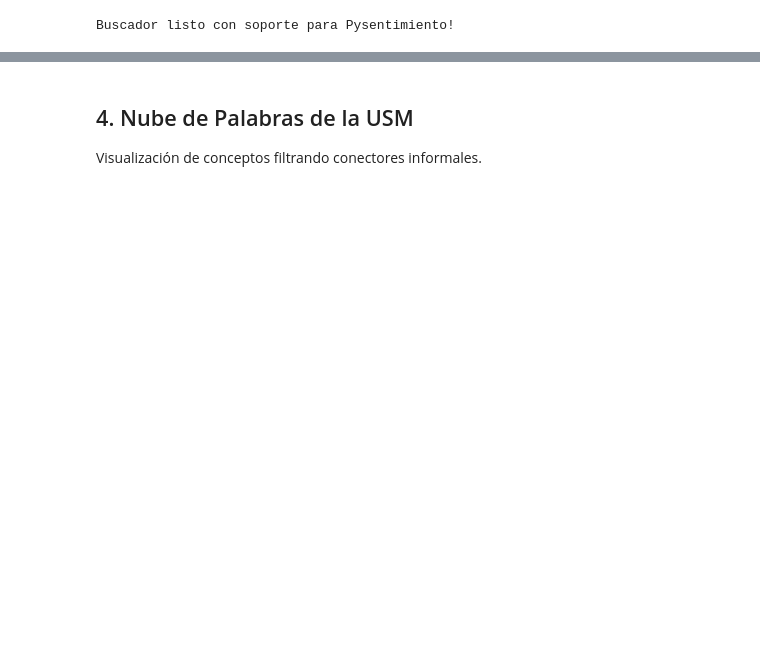
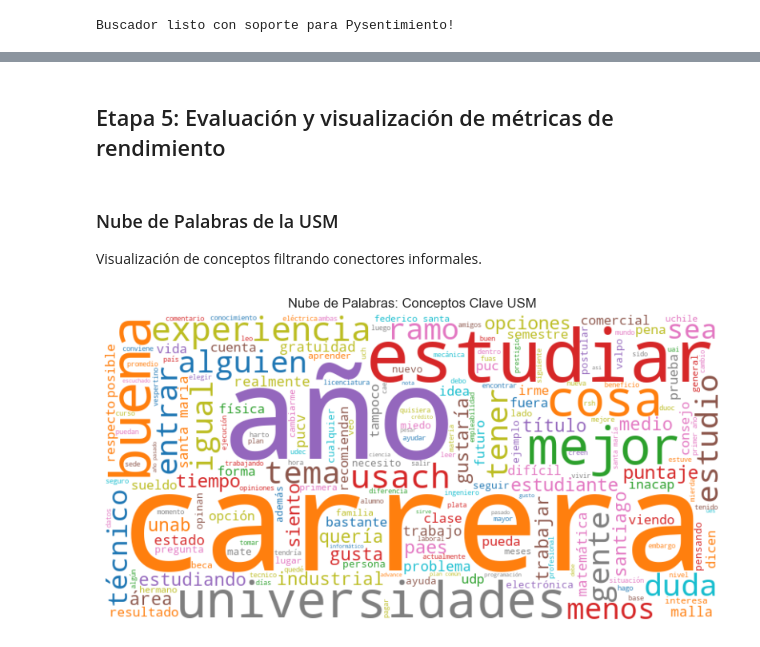
Before and after one commit to andreavalfonzo/redditUSM, a Jupyter notebook: notebooks/USM_Sentiment_Analysis.ipynb, the cells around one changed output, grey strips where cells are left out. Drawn from its saved outputs; the diff is of its cells as text; code cells hidden in the pictures; blank space fills up the shorter version.

Commit message:
Avances en la etapa 5 sobre métricas y limpieza de código.

```diff
--- a/notebooks/USM_Sentiment_Analysis.ipynb
+++ b/notebooks/USM_Sentiment_Analysis.ipynb
@@ -75,0 +79,36 @@ Procesamos los datos con `pysentimiento` para captar el contexto chileno.
+# %%
+# ETAPA 2: LIMPIEZA Y PREPROCESAMIENTO DE TEXTO
+import re
+import pandas as pd
+from sklearn.feature_extraction.text import ENGLISH_STOP_WORDS
+
+print("Iniciando Etapa 2: Preprocesamiento de Texto...")
+
+# 1. Agregamos las palabras que vas descubriendo en los comentarios y quieres eliminar
+# Aquí pusimos 'utfsm', 'usm' y otras que detectaste que se pasaban en la nube original
+stopwords_extras_comentarios = [
+    'utfsm', 'usm', 'sansano', 'sansanos', 'universidad', 'u', 'profe', 'profes', 'post',
+    'hola', 'gracias', 'chile'
+]
+
+# 2. UNIÓN OBLIGATORIA: Usamos SI O SI las 'STOPWORDS' de tu primer bloque,
+# las de sklearn y les sumamos tus agregados basados en los comentarios.
+stopwords_totales = set(STOPWORDS).union(set(ENGLISH_STOP_WORDS)).union(set(stopwords_extras_comentarios))
+
+def limpiar_texto_mineria(texto):
+    if not isinstance(texto, str):
+        return ""
+    # 1. Normalización a minúsculas (crucial para que las stopwords calcen siempre)
+    texto = texto.lower()
+    # 2. Eliminación de URLs, puntuaciones y números
+    texto = re.sub(r'http\S+|www\S+|https\S+', '', texto, flags=re.MULTILINE)
+    texto = re.sub(r'[^\w\s]', '', texto)
+    texto = re.sub(r'\d+', '', texto)
+    # 3. Tokenización sutil y remoción de stopwords unificadas
+    palabras = texto.split()
+    palabras_limpias = [p for p in palabras if p not in stopwords_totales and len(p) > 2]
+    return " ".join(palabras_limpias)
+
+# Aplicamos la limpieza formal sobre una nueva columna analítica
+df_final['texto_limpio'] = (df_final['title'].fillna('') + " " + df_final['text'].fillna('')).apply(limpiar_texto_mineria)
+print("[ÉXITO] Texto normalizado y limpio en columna 'texto_limpio'.")
@@ -97,20 +418,27 @@ Warning: You are sending unauthenticated requests to the HF Hub. Please set a HF
+# %% [markdown]
+## Etapa 5: Evaluación y visualización de métricas de rendimiento
 # %% [markdown]
-## 4. Nube de Palabras de la USM
+### Nube de Palabras de la USM
 Visualización de conceptos filtrando conectores informales.
 # %%
 if not df_final.empty:
-    texto_completo = " ".join(df_final['full_content'])
+    #cambié la línea de 'full_content' a 'texto_limpio', ya que use las stopwords de pysentimiento y le agregué más para filtrar
+    #y que tengamos palabras en las wordclouds que generen más análisis
+    texto_completo = " ".join(df_final['texto_limpio'])
+
     if texto_completo.strip():
         wc = WordCloud(
             width=800,
             height=400,
             background_color='white',
             colormap='tab10',
             stopwords=STOPWORDS
         ).generate(texto_completo)
 
         plt.figure(figsize=(10, 5))
         plt.imshow(wc, interpolation='bilinear')
-        plt.axis('off')
+        plt.axis('off') #esto quita los números de los bordes para que se vea más limpio
         plt.title('Nube de Palabras: Conceptos Clave USM')
         plt.show()
+# %% [output]
+[figure, added]
```
Also changed, not shown: parts of 28 cells of this notebook, 6 other files.
